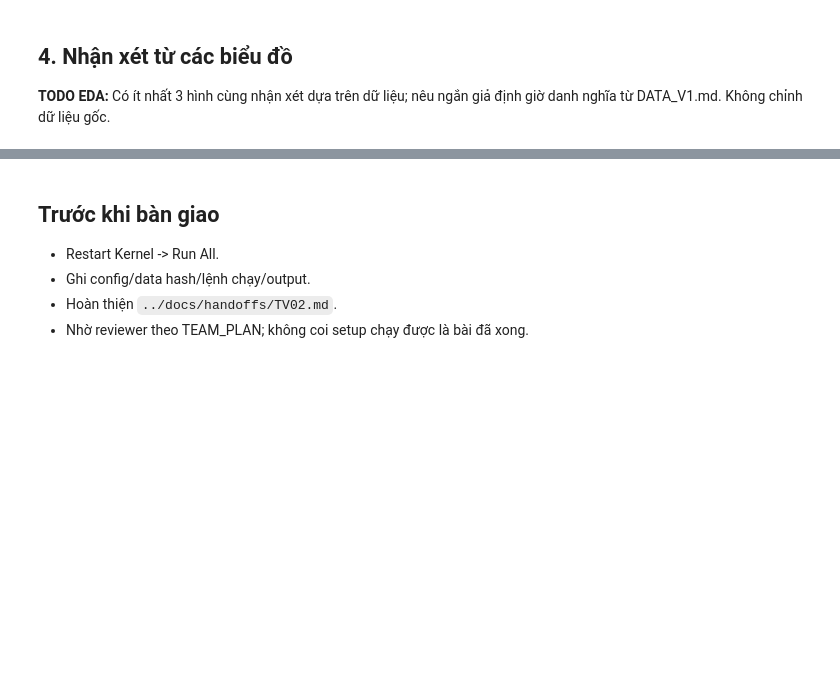
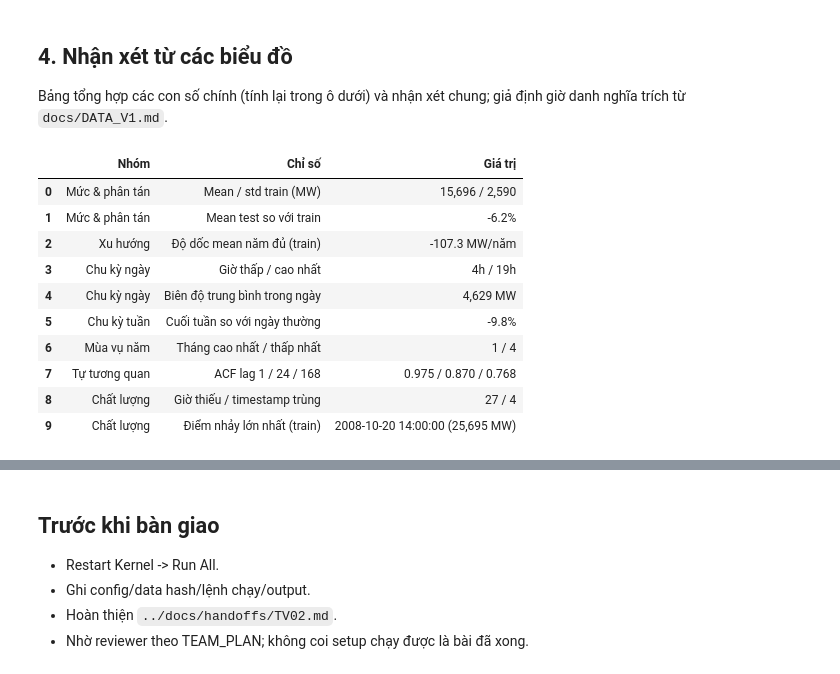
Before and after one commit to thvhieu/Time_series_lab3, a Jupyter notebook: notebooks/01_data_eda.ipynb, the cells around one changed output, grey strips where cells are left out. Cells and saved outputs as stored; diff of their text form; code cells hidden in the pictures; blank space fills up the shorter version.

```diff
--- a/notebooks/01_data_eda.ipynb
+++ b/notebooks/01_data_eda.ipynb
@@ -51,7 +378,31 @@ print({"raw_rows": quality["raw_rows"], "train_rows": len(train),
 # %% [markdown]
 ## 4. Nhận xét từ các biểu đồ
 
-**TODO EDA:** Có ít nhất 3 hình cùng nhận xét dựa trên dữ liệu; nêu ngắn giả định giờ danh nghĩa từ DATA_V1.md. Không chỉnh dữ liệu gốc.
+Bảng tổng hợp các con số chính (tính lại trong ô dưới) và nhận xét chung; giả định giờ danh nghĩa trích từ `docs/DATA_V1.md`.
 # %%
-# TODO: viết code tái tạo phần này và lưu output đúng hợp đồng.
-# TODO: bổ sung nhận xét dựa trên kết quả chạy thật.
+findings = pd.DataFrame([
+    ("Mức & phân tán", "Mean / std train (MW)", f"{s_train.mean():,.0f} / {s_train.std():,.0f}"),
+    ("Mức & phân tán", "Mean test so với train", f"{100 * (s_test.mean() / s_train.mean() - 1):+.1f}%"),
+    ("Xu hướng", "Độ dốc mean năm đủ (train)", f"{slope:+.1f} MW/năm"),
+    ("Chu kỳ ngày", "Giờ thấp / cao nhất", f"{hour_all.idxmin()}h / {hour_all.idxmax()}h"),
+    ("Chu kỳ ngày", "Biên độ trung bình trong ngày", f"{(s_train.resample('D').max() - s_train.resample('D').min()).mean():,.0f} MW"),
+    ("Chu kỳ tuần", "Cuối tuần so với ngày thường", profile["Cuối tuần so với ngày thường"]),
+    ("Mùa vụ năm", "Tháng cao nhất / thấp nhất", profile["Tháng cao nhất / thấp nhất"]),
+    ("Tự tương quan", "ACF lag 1 / 24 / 168", f"{acf_key[1]:.3f} / {acf_key[24]:.3f} / {acf_key[168]:.3f}"),
+    ("Chất lượng", "Giờ thiếu / timestamp trùng", f"{quality['missing_nominal_hours']} / {quality['duplicate_timestamp_rows']}"),
+    ("Chất lượng", "Điểm nhảy lớn nhất (train)", f"{spikes.index[0]} ({spikes['y'].iloc[0]:,.0f} MW)"),
+], columns=["Nhóm", "Chỉ số", "Giá trị"])
+save_tab(findings.set_index(["Nhóm", "Chỉ số"]), "eda_key_findings.csv")
+display(findings)
+# %% [output]
+|  | Nhóm | Chỉ số | Giá trị |
+| 0 | Mức & phân tán | Mean / std train (MW) | 15,696 / 2,590 |
+| 1 | Mức & phân tán | Mean test so với train | -6.2% |
+| 2 | Xu hướng | Độ dốc mean năm đủ (train) | -107.3 MW/năm |
+| 3 | Chu kỳ ngày | Giờ thấp / cao nhất | 4h / 19h |
+| 4 | Chu kỳ ngày | Biên độ trung bình trong ngày | 4,629 MW |
+| 5 | Chu kỳ tuần | Cuối tuần so với ngày thường | -9.8% |
+| 6 | Mùa vụ năm | Tháng cao nhất / thấp nhất | 1 / 4 |
+| 7 | Tự tương quan | ACF lag 1 / 24 / 168 | 0.975 / 0.870 / 0.768 |
+| 8 | Chất lượng | Giờ thiếu / timestamp trùng | 27 / 4 |
+| 9 | Chất lượng | Điểm nhảy lớn nhất (train) | 2008-10-20 14:00:00 (25,695 MW) |
```
Also changed, not shown: parts of 14 cells of this notebook, 13 other files.
